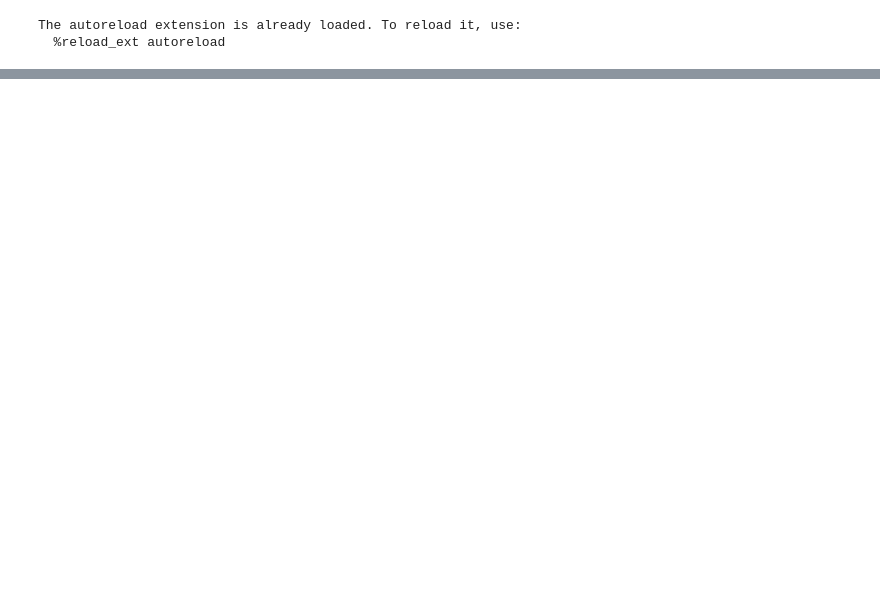
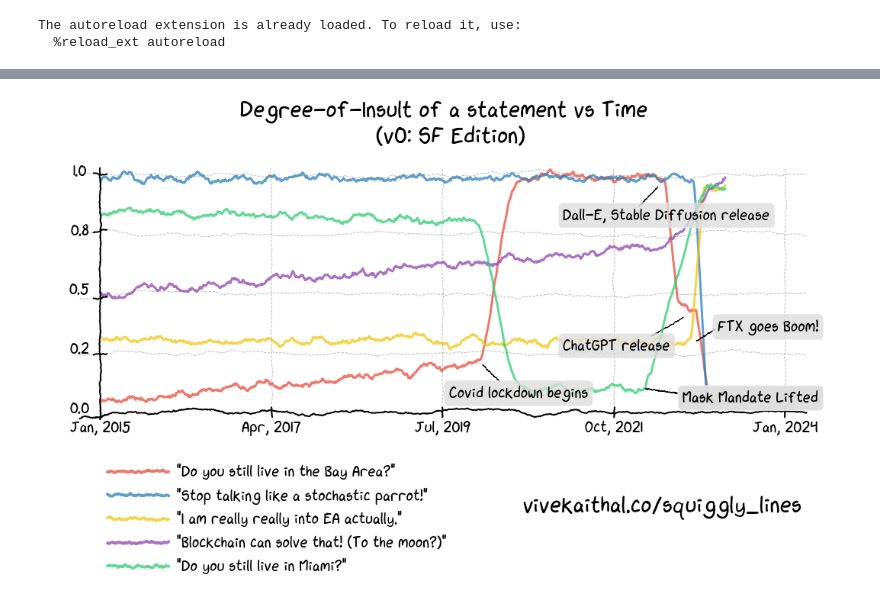
Before and after one commit to nuwandavek/squigglylines, a Jupyter notebook: examples/degree-of-insult.ipynb, the cells around one changed output, grey strips where cells are left out. Drawn from its saved outputs; the diff is of its cells as text; code cells hidden in the pictures; blank space fills up the shorter version.

```diff
--- a/examples/degree-of-insult.ipynb
+++ b/examples/degree-of-insult.ipynb
@@ -44,0 +91,16 @@ squigglyplot.draw_title('Degree-of-Insult of a statement vs Time')
+# %%
+squigglyplot = SquigglyPlot(figsize=(15, 15))
+for line in lines:
+    squigglyplot.draw_line(list(line['xy'][:,0]), list(line['xy'][:,1]), noise_strength=0.05, autocorr_perc=2,
+                       c=line['color'], label=line['statement'])
+    for anno in line['annotations']:
+        squigglyplot.draw_annotations(*anno, noise_strength=0.01)
+
+
+
+squigglyplot.draw_grid([datetime(2015, 1, 1), datetime(2024,1,1)], [0, 1], legend=True)
+squigglyplot.draw_title('Degree-of-Insult of a statement vs Time \n (v0: SF Edition)')
+squigglyplot.draw_annotations([], [], [datetime(2020,7,20), -.4], 'vivekaithal.co/squiggly_lines',
+                              textbg=False, fontsize=30)
+# %% [output]
+[figure, added]
```
Also changed, not shown: parts of 1 cell of this notebook, 1 other file.
